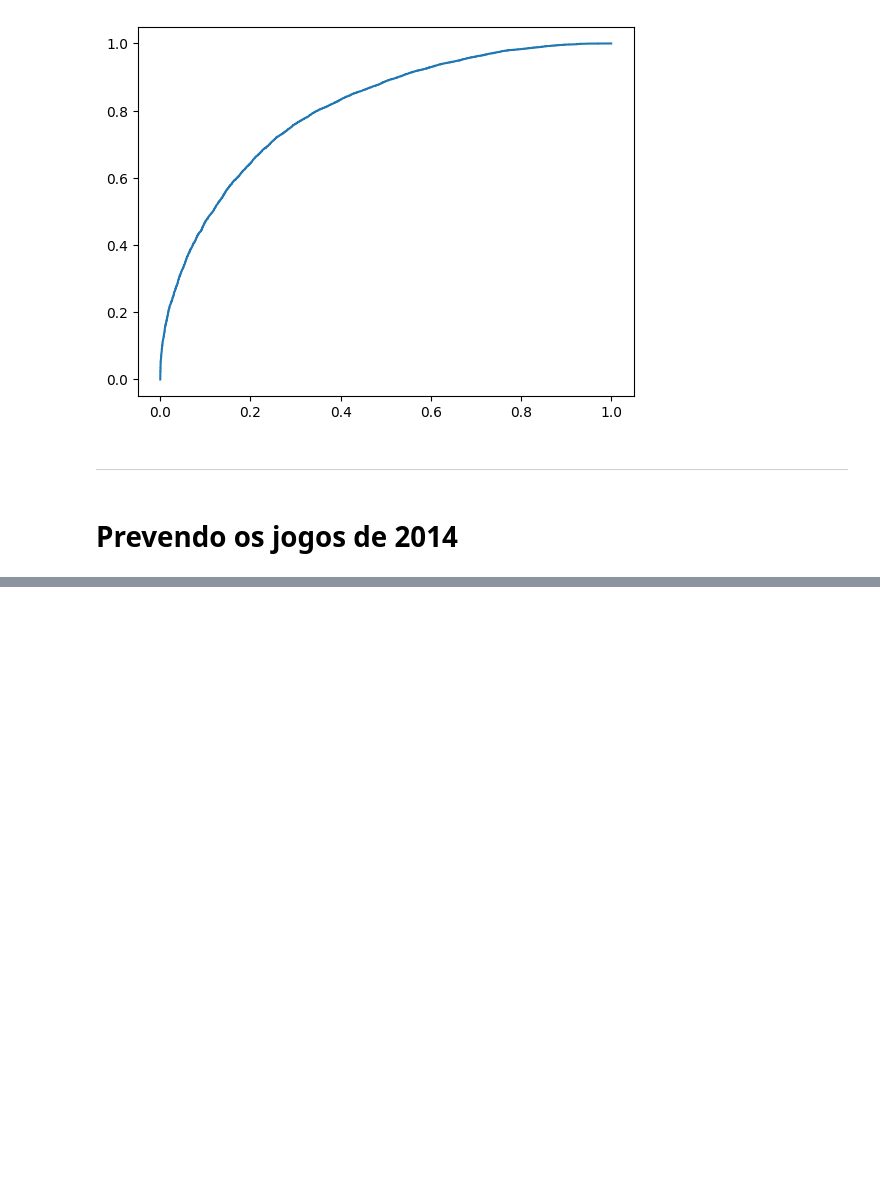
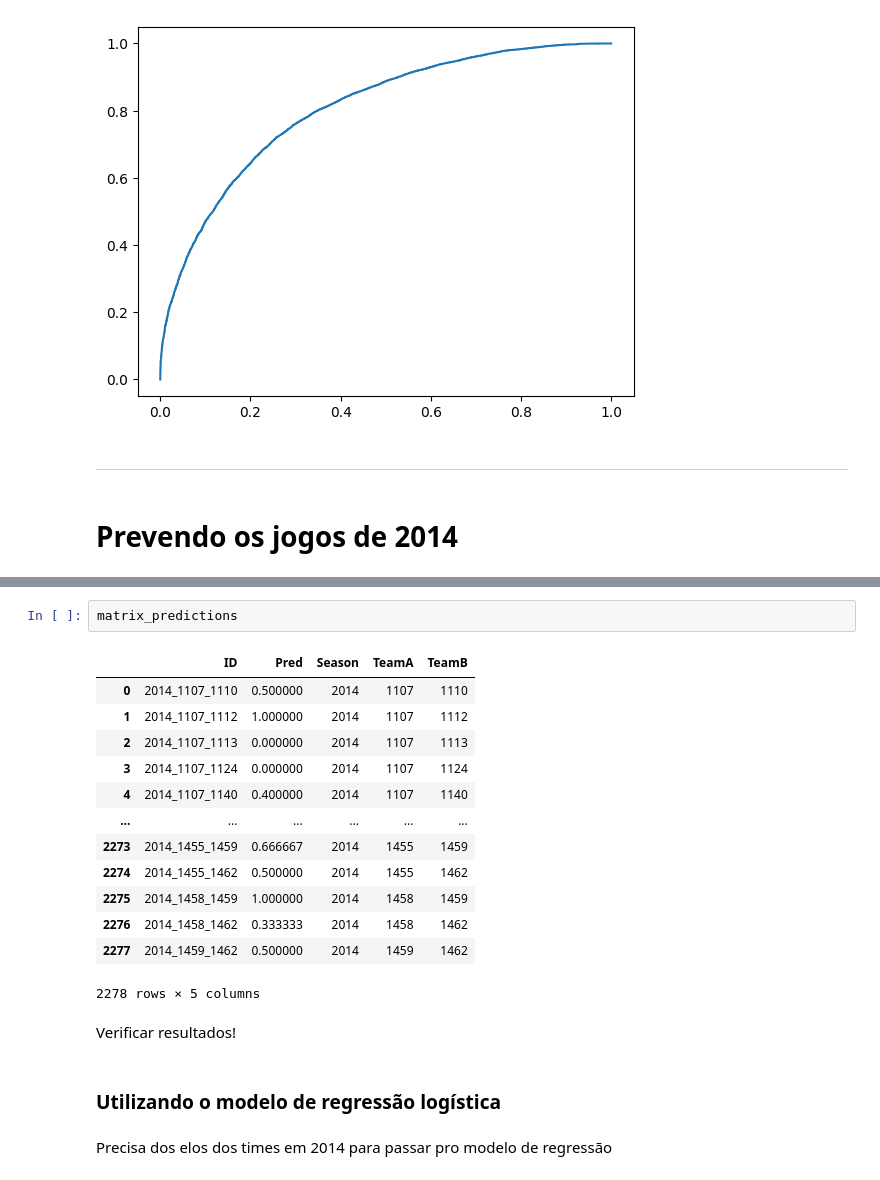
Before and after one commit to NicolasCho/projeto_ML, a Jupyter notebook: ML.ipynb, the cells around one changed output, grey strips where cells are left out. Drawn from its saved outputs; the diff is of its cells as text; blank space fills up the shorter version.

Commit message:
faltam resultados

```diff
--- a/ML.ipynb
+++ b/ML.ipynb
@@ -540,0 +522,22 @@ plt.plot(fpr, tpr)
+# %%
+matrix_predictions
+# %% [output]
+|  | ID | Pred | Season | TeamA | TeamB |
+| 0 | 2014_1107_1110 | 0.500000 | 2014 | 1107 | 1110 |
+| 1 | 2014_1107_1112 | 1.000000 | 2014 | 1107 | 1112 |
+| 2 | 2014_1107_1113 | 0.000000 | 2014 | 1107 | 1113 |
+| 3 | 2014_1107_1124 | 0.000000 | 2014 | 1107 | 1124 |
+| 4 | 2014_1107_1140 | 0.400000 | 2014 | 1107 | 1140 |
+| ... | ... | ... | ... | ... | ... |
+| 2273 | 2014_1455_1459 | 0.666667 | 2014 | 1455 | 1459 |
+| 2274 | 2014_1455_1462 | 0.500000 | 2014 | 1455 | 1462 |
+| 2275 | 2014_1458_1459 | 1.000000 | 2014 | 1458 | 1459 |
+| 2276 | 2014_1458_1462 | 0.333333 | 2014 | 1458 | 1462 |
+| 2277 | 2014_1459_1462 | 0.500000 | 2014 | 1459 | 1462 |
+2278 rows × 5 columns
+# %% [markdown]
+Verificar resultados!
+# %% [markdown]
+### Utilizando o modelo de regressão logística
+# %% [markdown]
+Precisa dos elos dos times em 2014 para passar pro modelo de regressão
```
Also changed, not shown: parts of 13 cells of this notebook.
